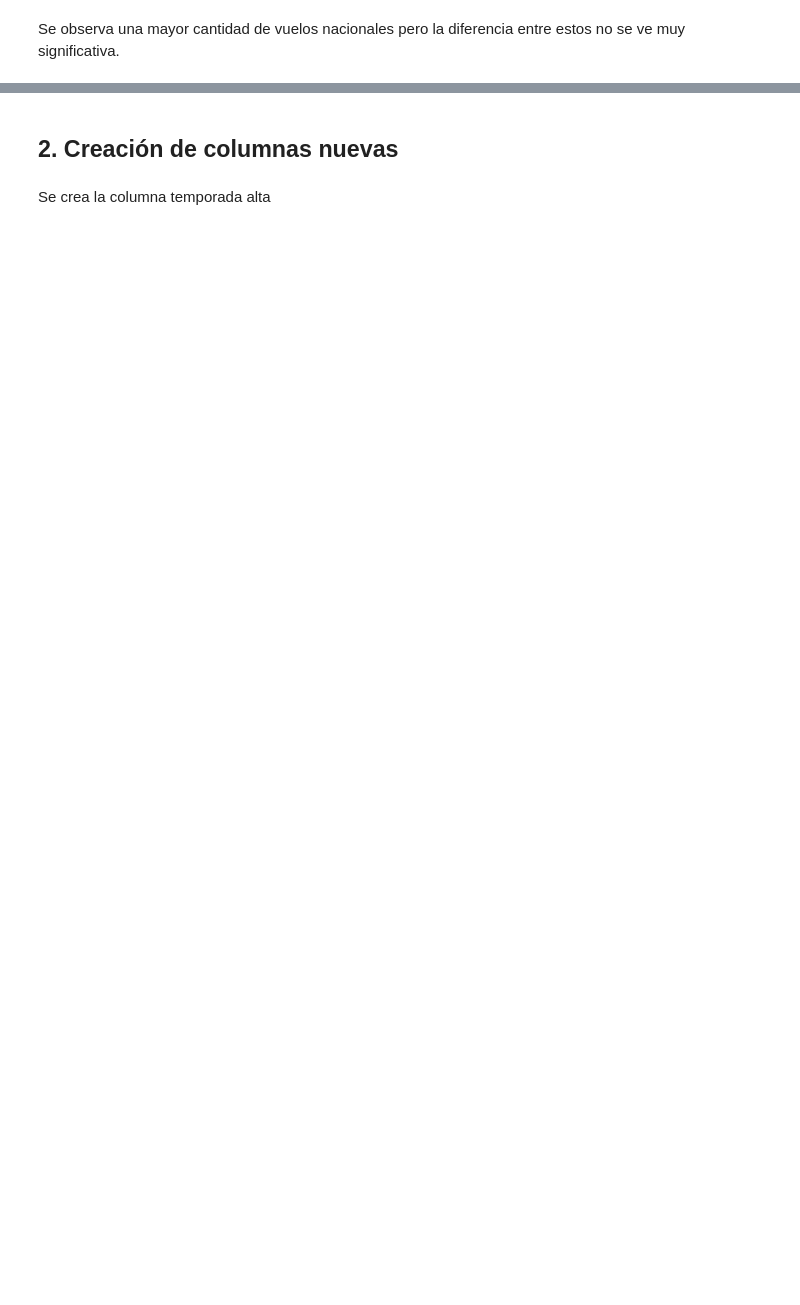
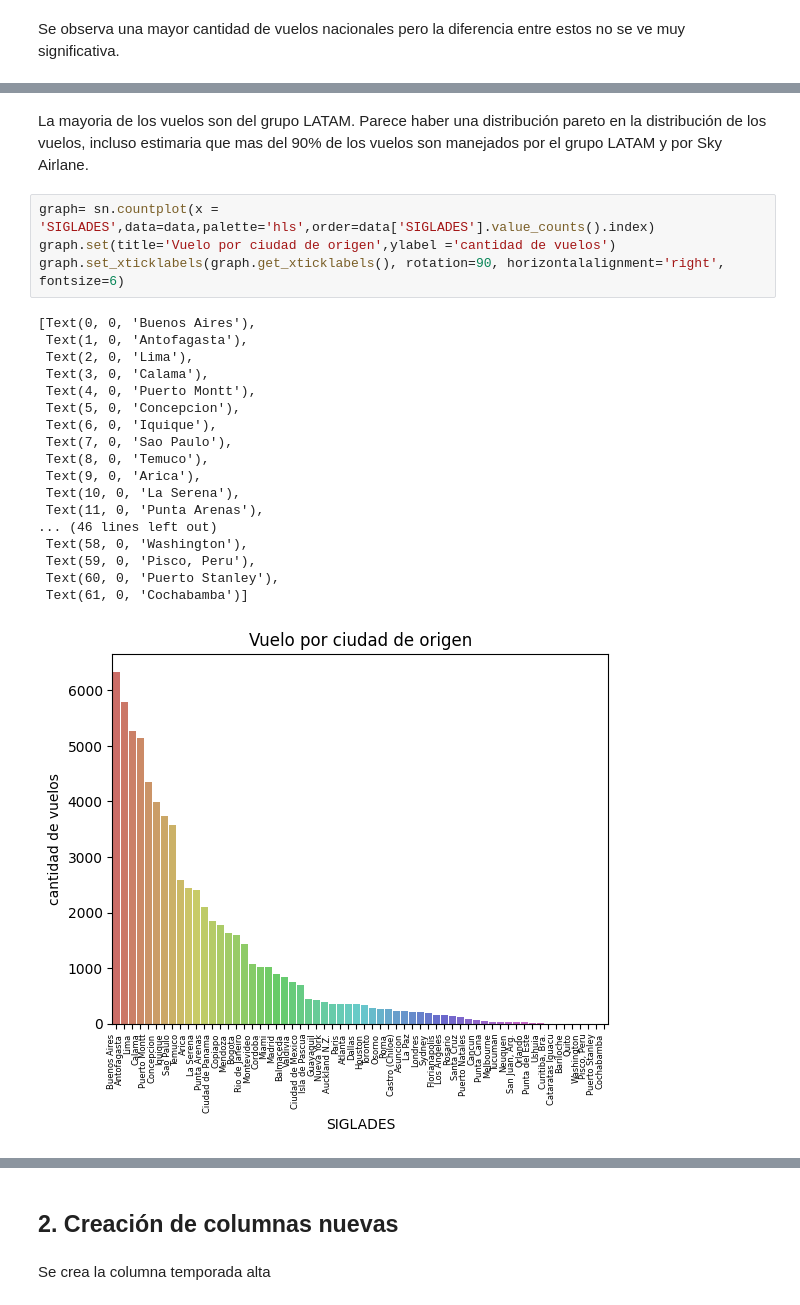
Before and after one commit to flopidopi23/Challege_Latam_data_science, a Jupyter notebook: Prueba_DS_LATAM.ipynb, the cells around one changed output, grey strips where cells are left out. Cells and saved outputs as stored; diff of their text form; blank space fills up the shorter version.

```diff
--- a/Prueba_DS_LATAM.ipynb
+++ b/Prueba_DS_LATAM.ipynb
@@ -113,0 +115,25 @@ Se observa una mayor cantidad de vuelos nacionales pero la diferencia entre esto
+# %% [markdown]
+La mayoria de los vuelos son del grupo LATAM. Parece haber una distribución pareto en la distribución de los vuelos, incluso estimaria que mas del 90% de los vuelos son manejados por el grupo LATAM y por Sky Airlane.
+# %%
+graph= sn.countplot(x = 'SIGLADES',data=data,palette='hls',order=data['SIGLADES'].value_counts().index)
+graph.set(title='Vuelo por ciudad de origen',ylabel ='cantidad de vuelos')
+graph.set_xticklabels(graph.get_xticklabels(), rotation=90, horizontalalignment='right', fontsize=6)
+# %% [output]
+[Text(0, 0, 'Buenos Aires'),
+ Text(1, 0, 'Antofagasta'),
+ Text(2, 0, 'Lima'),
+ Text(3, 0, 'Calama'),
+ Text(4, 0, 'Puerto Montt'),
+ Text(5, 0, 'Concepcion'),
+ Text(6, 0, 'Iquique'),
+ Text(7, 0, 'Sao Paulo'),
+ Text(8, 0, 'Temuco'),
+ Text(9, 0, 'Arica'),
+ Text(10, 0, 'La Serena'),
+ Text(11, 0, 'Punta Arenas'),
+... (46 lines left out)
+ Text(58, 0, 'Washington'),
+ Text(59, 0, 'Pisco, Peru'),
+ Text(60, 0, 'Puerto Stanley'),
+ Text(61, 0, 'Cochabamba')]
+[figure, added]
```
Also changed, not shown: parts of 13 cells of this notebook.
